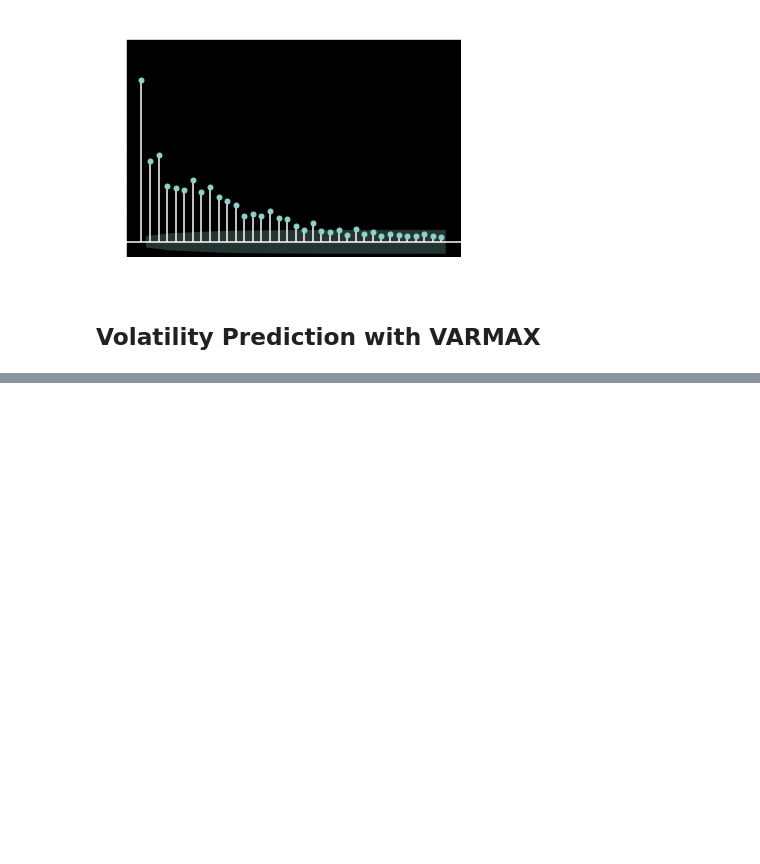
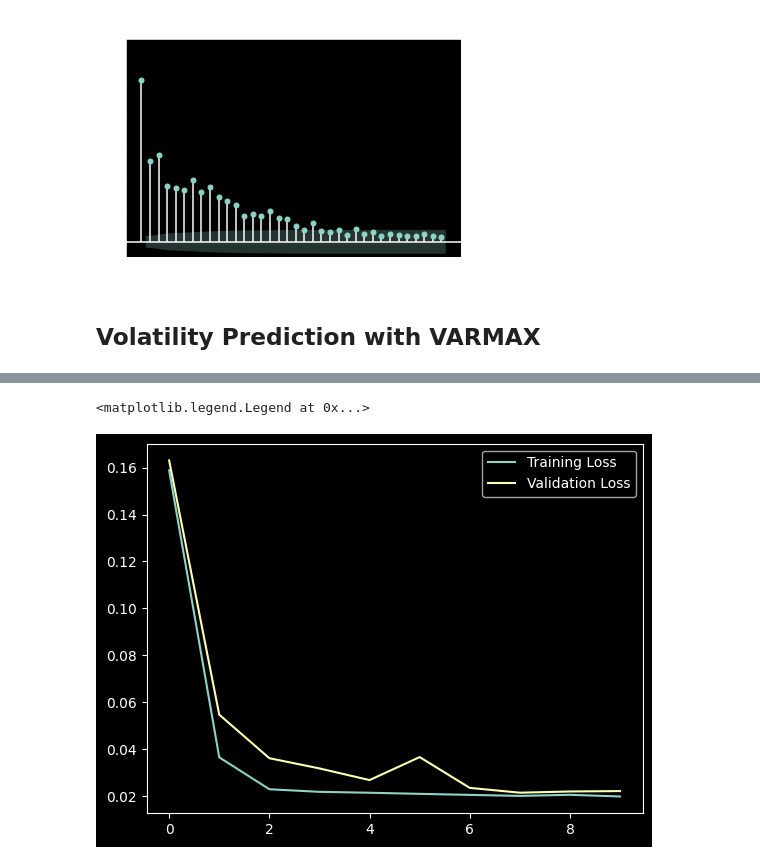
Before and after one commit to lrb924/Predicted_Volatility, a Jupyter notebook: alec.ipynb, the cells around one changed output, grey strips where cells are left out. Cells and saved outputs as stored; diff of their text form; code cells hidden in the pictures; blank space fills up the shorter version.

Commit message:
Began LSTM prediction

```diff
--- a/alec.ipynb
+++ b/alec.ipynb
@@ -143,0 +199,19 @@ Warnings:
+# %%
+scaler = StandardScaler()
+scaler = scaler.fit(DJI_OHLC_DF)
+DJI_OHLC_DF_scaled = scaler.transform(DJI_OHLC_DF)
+# %%
+X_train = []
+y_train = []
+
+n_future = 1 # Number of days we want to predict into the future
+n_past = 14   # Number of past days we want to use to predict the future
+
+for i in range(n_past, len(DJI_OHLC_DF_scaled) - n_future + 1):
+    X_train.append(DJI_OHLC_DF_scaled[i - n_past:i, 0:DJI_OHLC_DF_scaled.shape[1]])
+    y_train.append(DJI_OHLC_DF_scaled[i + n_future -1:i + n_future, 0])
+
+X_train, y_train = np.array(X_train), np.array(y_train)
+
+print(f'X_train shape: {X_train.shape}')
+print(f'y_train shape: {y_train.shape}')
@@ -143,0 +221,9 @@ Warnings:
+# %%
+model = Sequential()
+model.add(LSTM(64, activation='relu', input_shape=(X_train.shape[1], X_train.shape[2]), return_sequences=True))
+model.add(LSTM(32, activation='relu', return_sequences=True))
+model.add(Dropout(0.2))
+model.add(Dense(y_train.shape[1]))
+
+model.compile(optimizer='adam', loss='mse')
+model.summary()
@@ -143,0 +248,2 @@ Warnings:
+# %%
+history = model.fit(X_train, y_train, epochs=10, batch_size=16, validation_split=0.1, verbose=1)
@@ -143,0 +271,7 @@ Warnings:
+# %%
+plt.plot(history.history['loss'], label='Training Loss')
+plt.plot(history.history['val_loss'], label='Validation Loss')
+plt.legend()
+# %% [output]
+<matplotlib.legend.Legend at 0x...>
+[figure, added]
```
Also changed, not shown: parts of 18 cells of this notebook, 1 other file.
